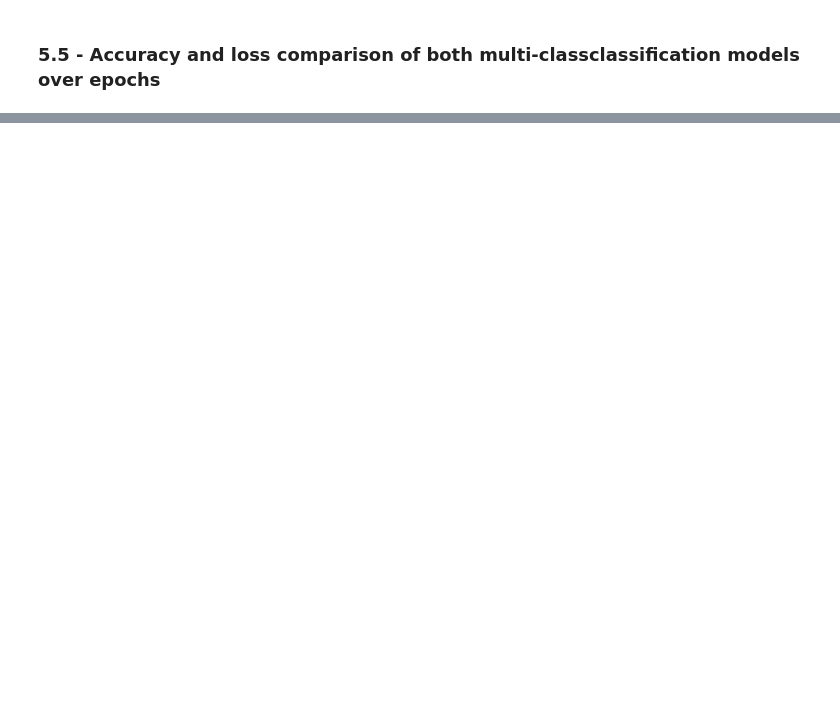
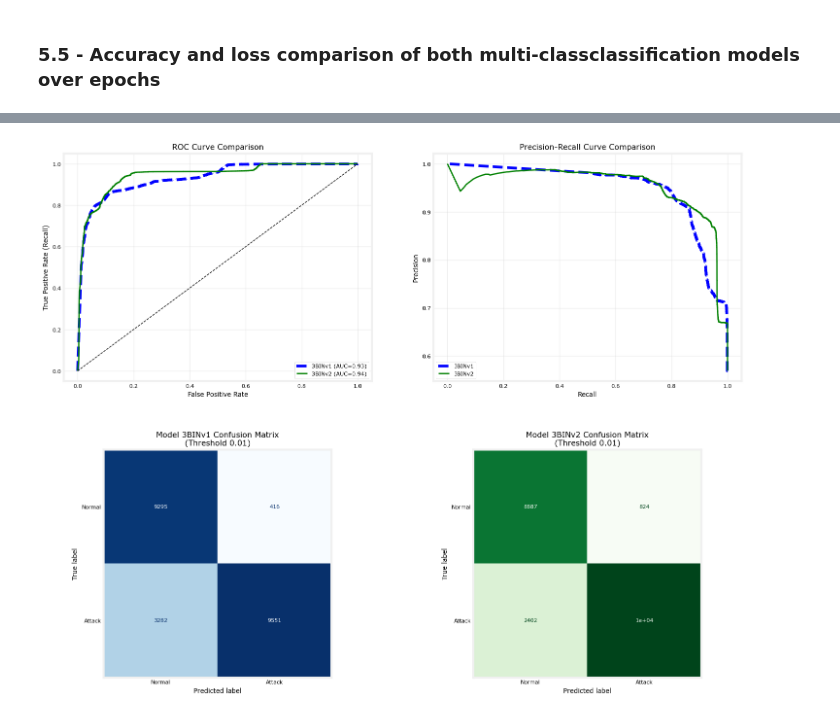
Before and after one commit to thelefthub/GV-NSL-KDD, a Jupyter notebook: model3_nn_nsl_kdd.ipynb, the cells around one changed output, grey strips where cells are left out. Cells and saved outputs as stored; diff of their text form; code cells hidden in the pictures; blank space fills up the shorter version.

```diff
--- a/model3_nn_nsl_kdd.ipynb
+++ b/model3_nn_nsl_kdd.ipynb
@@ -466,0 +567,50 @@ print(results_df)
+# %%
+import matplotlib.pyplot as plt
+from sklearn.metrics import confusion_matrix, ConfusionMatrixDisplay, roc_curve, auc, precision_recall_curve
+
+y_prob_v1 = model_bin_3BINv1.predict(X_test_scaled).ravel()
+y_prob_v2 = model_bin_3BINv2.predict(X_test_scaled).ravel()
+
+t1 = locals().get('thresh_v1', 0.01)
+t2 = locals().get('thresh_v2', 0.01)
+
+fig, axes = plt.subplots(2, 2, figsize=(18, 14))
+plt.subplots_adjust(hspace=0.3)
+
+# Top Left: ROC Comparison
+fpr1, tpr1, _ = roc_curve(y_test_bin, y_prob_v1)
+fpr2, tpr2, _ = roc_curve(y_test_bin, y_prob_v2)
+axes[0, 0].plot(fpr1, tpr1, linestyle='--', color='blue', label=f'3BINv1 (AUC={auc(fpr1, tpr1):.2f})')
+axes[0, 0].plot(fpr2, tpr2, linewidth=2, color='green', label=f'3BINv2 (AUC={auc(fpr2, tpr2):.2f})')
+axes[0, 0].plot([0, 1], [0, 1], 'k--', lw=1)
+axes[0, 0].set_title('ROC Curve Comparison')
+axes[0, 0].set_xlabel('False Positive Rate')
+axes[0, 0].set_ylabel('True Positive Rate (Recall)')
+axes[0, 0].legend(loc="lower right")
+axes[0, 0].grid(alpha=0.3)
+
+# Top Right: Precision-Recall Comparison
+p1, r1, _ = precision_recall_curve(y_test_bin, y_prob_v1)
+p2, r2, _ = precision_recall_curve(y_test_bin, y_prob_v2)
+axes[0, 1].plot(r1, p1, linestyle='--', color='blue', label='3BINv1')
+axes[0, 1].plot(r2, p2, linewidth=2, color='green', label='3BINv2')
+axes[0, 1].set_title('Precision-Recall Curve Comparison')
+axes[0, 1].set_xlabel('Recall')
+axes[0, 1].set_ylabel('Precision')
+axes[0, 1].legend(loc="lower left")
+axes[0, 1].grid(alpha=0.3)
+
+# Bottom Left: Confusion Matrix 3BINv1
+cm_v1 = confusion_matrix(y_test_bin, (y_prob_v1 > t1).astype(int))
+disp_v1 = ConfusionMatrixDisplay(confusion_matrix=cm_v1, display_labels=['Normal', 'Attack'])
+disp_v1.plot(cmap='Blues', ax=axes[1, 0], colorbar=False)
+axes[1, 0].set_title(f'Model 3BINv1 Confusion Matrix\n(Threshold {t1:.2f})')
+
+# Bottom Right: Confusion Matrix 3BINv2
+cm_v2 = confusion_matrix(y_test_bin, (y_prob_v2 > t2).astype(int))
+disp_v2 = ConfusionMatrixDisplay(confusion_matrix=cm_v2, display_labels=['Normal', 'Attack'])
+disp_v2.plot(cmap='Greens', ax=axes[1, 1], colorbar=False)
+axes[1, 1].set_title(f'Model 3BINv2 Confusion Matrix\n(Threshold {t2:.2f})')
+
+plt.show()
+# %% [output]
@@ -466,0 +619 @@ print(results_df)
+[figure, added]
```
Also changed, not shown: parts of 17 cells of this notebook.
